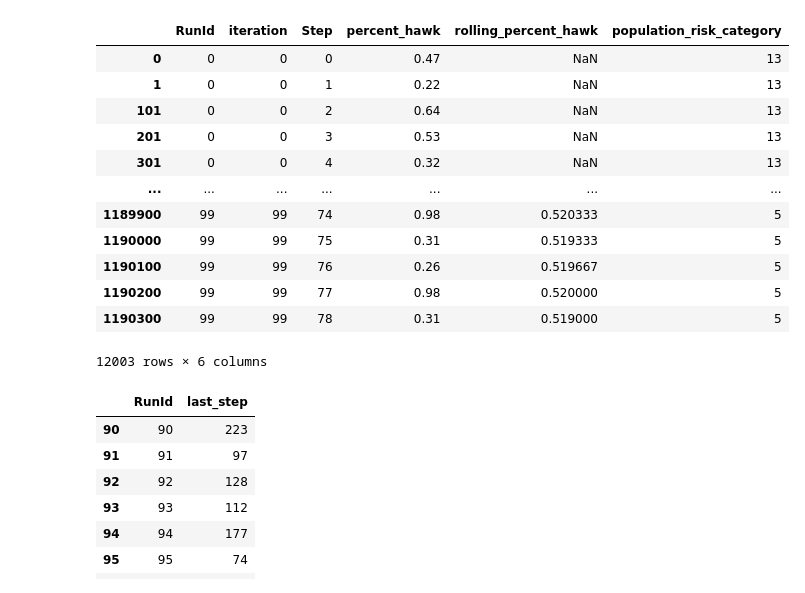
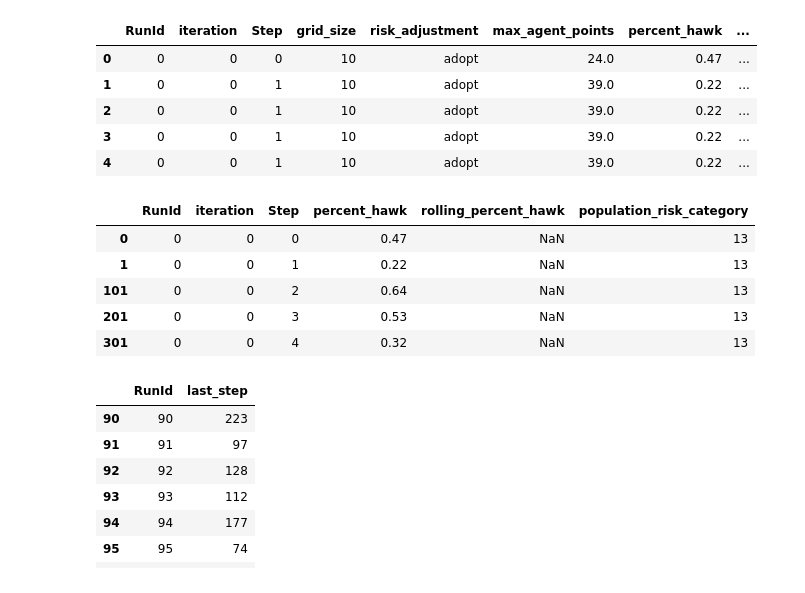
Before and after one commit to Princeton-CDH/simulating-risk, a Jupyter notebook: notebooks/hawkdovemulti_adjust/hawkdovevar_population_risk_category.ipynb, the cells around one changed output. Drawn from its saved outputs; the diff is of its cells as text; code cells hidden in the pictures.

Commit message:
Start organizing hawk/dove notebooks

```diff
--- a/notebooks/hawkdovevar_population_risk_category.ipynb
+++ b/notebooks/hawkdovemulti_adjust/hawkdovevar_population_risk_category.ipynb
@@ -3,8 +5,10 @@ import pandas as pd
 # %%
+import pandas as pd
+
 # hawk/dove variable risk with risk attitude adoption and population risk category
 #df = pd.read_csv("../hawkdove_variable_2023-10-26T145208_308908.csv")  # 10 runs
 #df = pd.read_csv("../hawkdove_variable_2023-10-26T153049_679468.csv")  # 30 runs
 #df = pd.read_csv("../hawkdove_variable_2023-10-26T153455_475059.csv")  # 50 runs
 
-df = pd.read_csv("../batch-data/hawkdove_variable_2023-10-26T154836_183962.csv")  # 100 runs
+df = pd.read_csv("../../data/hawkdove_variable_2023-10-26T154836_183962.csv")  # 100 runs
 # %%
@@ -26,21 +18,23 @@ df
+# %%
+df.head()
+# %% [output]
+|  | RunId | iteration | Step | grid_size | risk_adjustment | max_agent_points | percent_hawk | ... |
+| 0 | 0 | 0 | 0 | 10 | adopt | 24.0 | 0.47 | ... |
+| 1 | 0 | 0 | 1 | 10 | adopt | 39.0 | 0.22 | ... |
+| 2 | 0 | 0 | 1 | 10 | adopt | 39.0 | 0.22 | ... |
+| 3 | 0 | 0 | 1 | 10 | adopt | 39.0 | 0.22 | ... |
+| 4 | 0 | 0 | 1 | 10 | adopt | 39.0 | 0.22 | ... |
 # %%
 # limit to model-only fields and drop duplicates, so we can focus on end state for population risk category
 model_df = df[['RunId', 'iteration', 'Step', 'percent_hawk', 'rolling_percent_hawk', 'population_risk_category']].drop_duplicates()
-model_df
+model_df.head()
 # %% [output]
 |  | RunId | iteration | Step | percent_hawk | rolling_percent_hawk | population_risk_category |
 | 0 | 0 | 0 | 0 | 0.47 | NaN | 13 |
 | 1 | 0 | 0 | 1 | 0.22 | NaN | 13 |
 | 101 | 0 | 0 | 2 | 0.64 | NaN | 13 |
 | 201 | 0 | 0 | 3 | 0.53 | NaN | 13 |
 | 301 | 0 | 0 | 4 | 0.32 | NaN | 13 |
-| ... | ... | ... | ... | ... | ... | ... |
-| 1189900 | 99 | 99 | 74 | 0.98 | 0.520333 | 5 |
-| 1190000 | 99 | 99 | 75 | 0.31 | 0.519333 | 5 |
-| 1190100 | 99 | 99 | 76 | 0.26 | 0.519667 | 5 |
-| 1190200 | 99 | 99 | 77 | 0.98 | 0.520000 | 5 |
-| 1190300 | 99 | 99 | 78 | 0.31 | 0.519000 | 5 |
-12003 rows × 6 columns
 # %%
 # how long did the simulation run each time?
 # batch run was set to step at 200; less than that means convergence logic stopped it early
```
Also changed, not shown: parts of 4 cells of this notebook, 4 other files.
